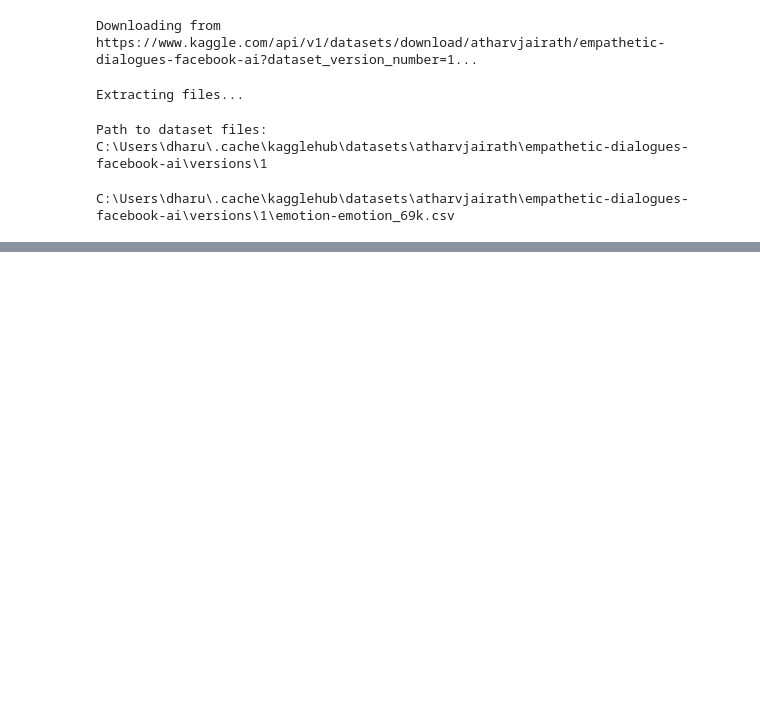
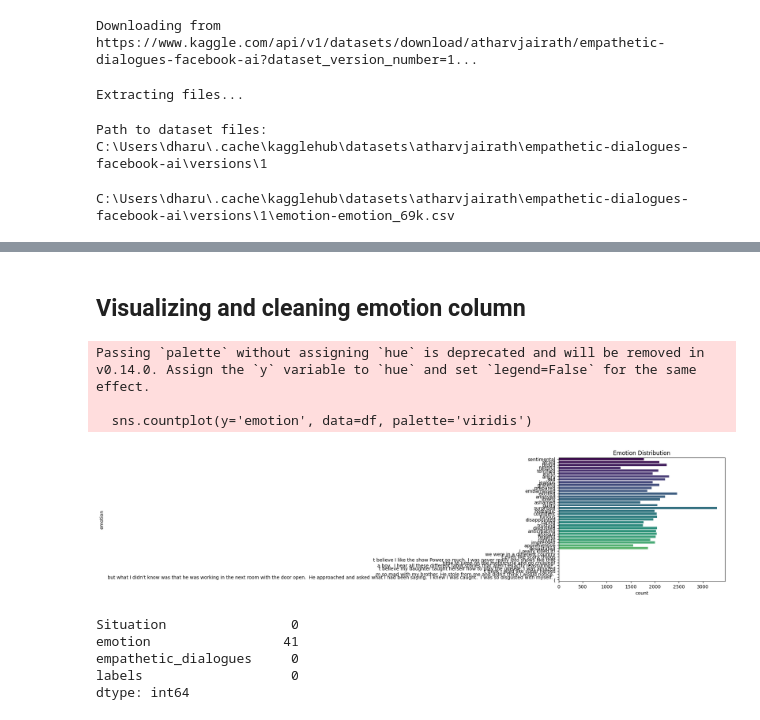
Before and after one commit to Dharun11/Empathitic_sentiment, a Jupyter notebook: Notebook/eda.ipynb, the cells around one changed output, grey strips where cells are left out. Saved outputs shown, nothing was run; the diff lists cells and outputs as text; code cells hidden in the pictures; blank space fills up the shorter version.

```diff
--- a/Notebook/eda.ipynb
+++ b/Notebook/eda.ipynb
@@ -33,0 +128,2 @@ df.head()
+# %%
+df.drop(columns='idx',inplace=True)
@@ -33,0 +186,12 @@ df.head()
+# %%
+
+import re
+df['Situation'] = df['Situation'].apply(lambda x: re.sub(r'[^\w\s]', '', str(x).lower()))
+df['empathetic_dialogues'] = df['empathetic_dialogues'].apply(lambda x: re.sub(r'[^\w\s]', '', str(x).lower()))
+df['labels'] = df['labels'].apply(lambda x: re.sub(r'[^\w\s]', '', str(x).lower()))
+# %%
+
+df['empathetic_dialogues'] = df['empathetic_dialogues'].str.replace(r'^customer\s*\s*', '', regex=True)
+
+
+print(df['empathetic_dialogues'].head())
@@ -33,0 +214,3 @@ df.head()
+# %%
+df['text_length'] = df['Situation'].apply(len)
+print(df['text_length'].describe())
@@ -33,0 +236,13 @@ df.head()
+# %% [markdown]
+## Visualizing and cleaning emotion column
+# %%
+import matplotlib.pyplot as plt
+import seaborn as sns
+sns.countplot(y='emotion', data=df, palette='viridis')
+plt.title('Emotion Distribution')
+plt.show()
+# %% [output]
+Passing `palette` without assigning `hue` is deprecated and will be removed in v0.14.0. Assign the `y` variable to `hue` and set `legend=False` for the same effect.
+
+  sns.countplot(y='emotion', data=df, palette='viridis')
+[figure, added]
@@ -33,0 +257,8 @@ df.head()
+# %%
+df.isna().sum()
+# %% [output]
+Situation                0
+emotion                 41
+empathetic_dialogues     0
+labels                   0
+dtype: int64
```
Also changed, not shown: parts of 38 cells of this notebook, 1 other file.
